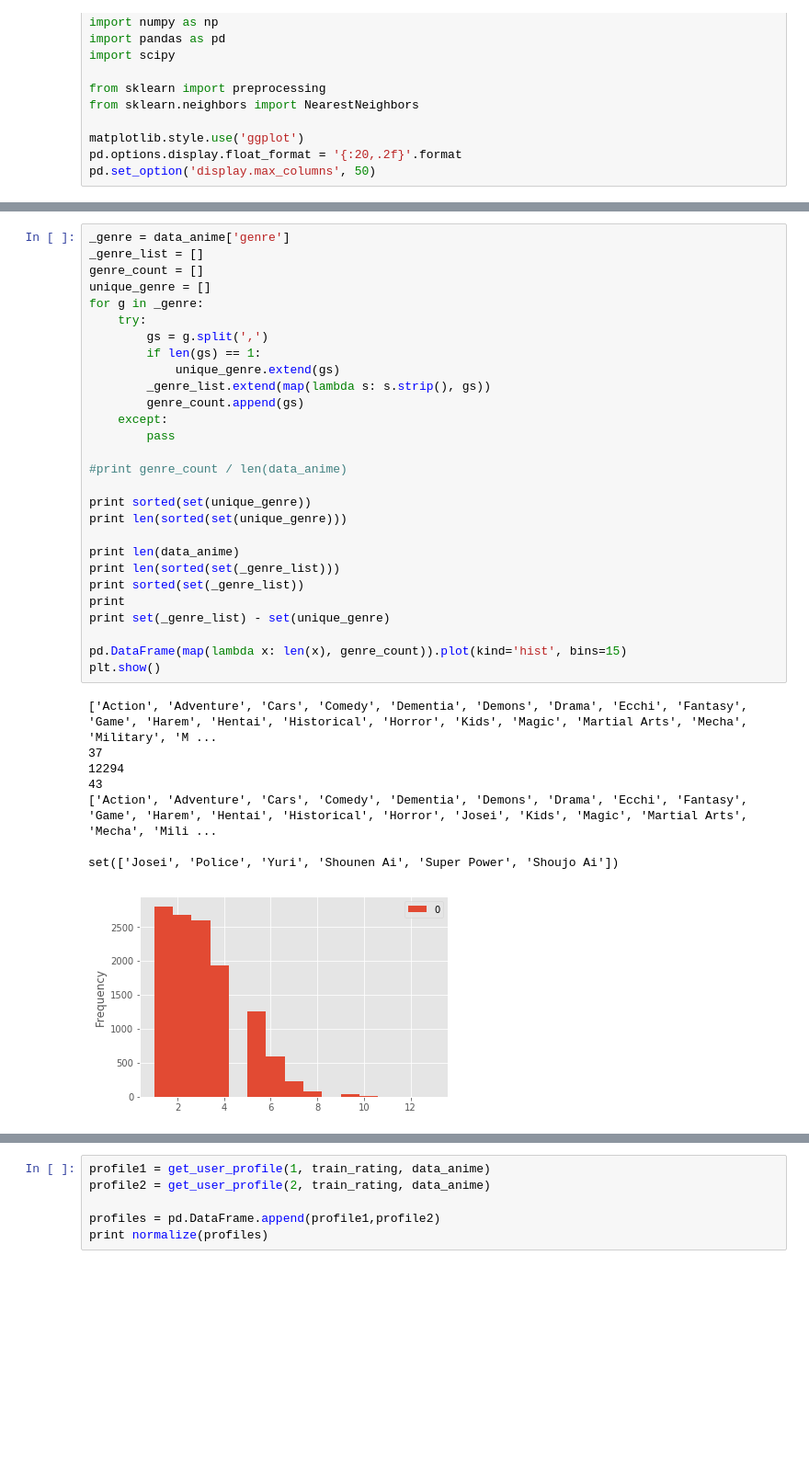
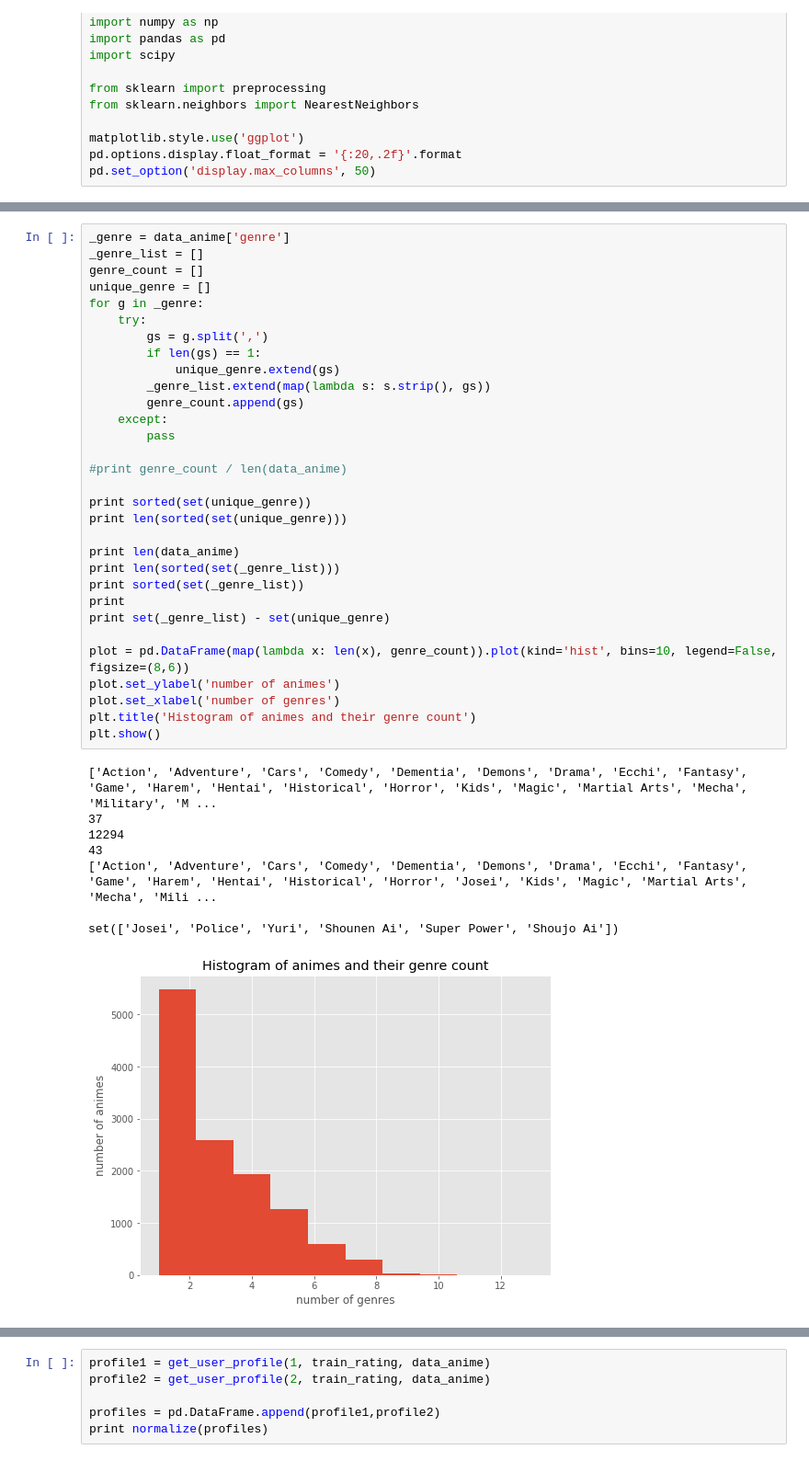
Before and after one commit to micksi/datamining_exam, a Jupyter notebook: Descriptive Statistics.ipynb, the cells around one changed output, grey strips where cells are left out. Shown at 92% size. Drawn from its saved outputs; the diff is of its cells as text; blank space fills up the shorter version.

```diff
--- a/Descriptive Statistics.ipynb
+++ b/Descriptive Statistics.ipynb
@@ -94,34 +120,37 @@ unique_genre = []
 for g in _genre:
     try:
         gs = g.split(',')
         if len(gs) == 1:
             unique_genre.extend(gs)
         _genre_list.extend(map(lambda s: s.strip(), gs))
         genre_count.append(gs)
     except:
         pass
 
 #print genre_count / len(data_anime)
 
 print sorted(set(unique_genre))
 print len(sorted(set(unique_genre)))
 
 print len(data_anime)
 print len(sorted(set(_genre_list)))
 print sorted(set(_genre_list))
 print
 print set(_genre_list) - set(unique_genre)
 
-pd.DataFrame(map(lambda x: len(x), genre_count)).plot(kind='hist', bins=15)
+plot = pd.DataFrame(map(lambda x: len(x), genre_count)).plot(kind='hist', bins=10, legend=False, figsize=(8,6))
+plot.set_ylabel('number of animes')
+plot.set_xlabel('number of genres')
+plt.title('Histogram of animes and their genre count')
 plt.show()
 # %% [output]
 ['Action', 'Adventure', 'Cars', 'Comedy', 'Dementia', 'Demons', 'Drama', 'Ecchi', 'Fantasy', 'Game', 'Harem', 'Hentai', 'Historical', 'Horror', 'Kids', 'Magic', 'Martial Arts', 'Mecha', 'Military', 'M ...
 37
 12294
 43
 ['Action', 'Adventure', 'Cars', 'Comedy', 'Dementia', 'Demons', 'Drama', 'Ecchi', 'Fantasy', 'Game', 'Harem', 'Hentai', 'Historical', 'Horror', 'Josei', 'Kids', 'Magic', 'Martial Arts', 'Mecha', 'Mili ...
 
 set(['Josei', 'Police', 'Yuri', 'Shounen Ai', 'Super Power', 'Shoujo Ai'])
-[figure, old version]
+[figure, new version]
 # %%
 genre_count = pd.DataFrame(_genre_list).groupby(0)
```
Also changed, not shown: parts of 11 cells of this notebook, 10 other files.
